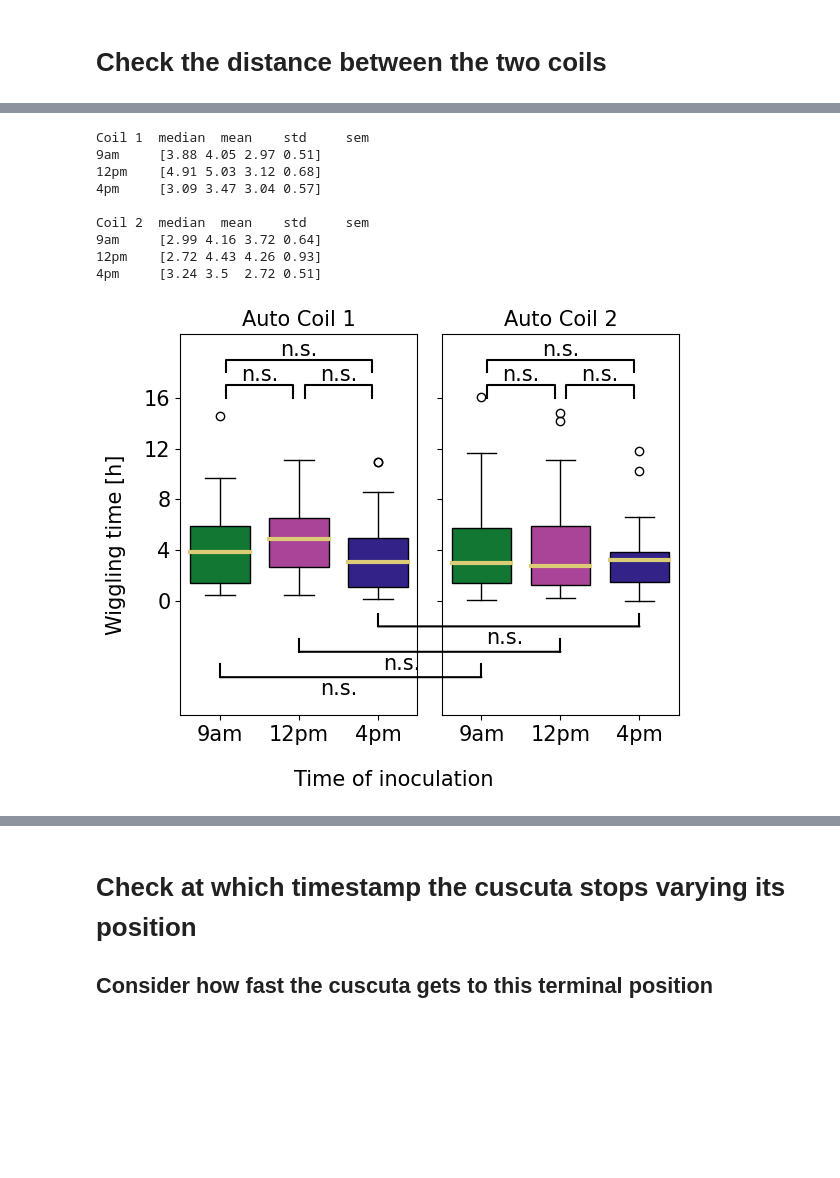
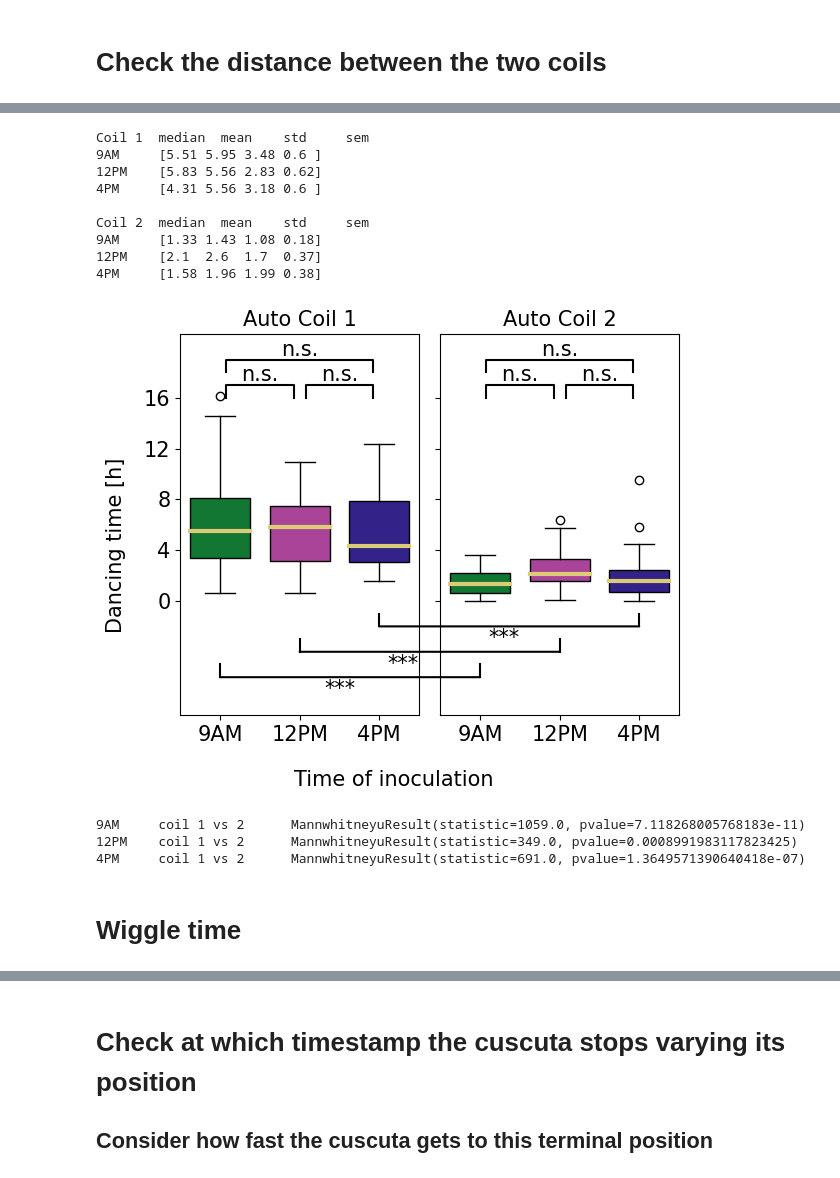
Before and after one commit to ejamezquita/cuscuta, a Jupyter notebook: jupyter/03_pd_wrangle.ipynb, the cells around one changed output, grey strips where cells are left out. Cells and saved outputs as stored; diff of their text form; code cells hidden in the pictures; blank space fills up the shorter version.

```diff
--- a/jupyter/03_pd_wrangle.ipynb
+++ b/jupyter/03_pd_wrangle.ipynb
@@ -65,6 +50,21 @@ csvfiles[:5]
  '../proc/prelim/9am_rep4/9am_rep4_plant_01.csv',
  '../proc/prelim/9am_rep4/9am_rep4_plant_00.csv',
  '../proc/prelim/9am_rep4/9am_rep4_plant_04.csv']
+# %%
+manudf = pd.read_csv('../raw/20231218-Max-raw-data.csv')
+coilstart = manudf.iloc[:7, 4:9].values.flatten()
+inoctime = manudf.iloc[:7, 10:15].values.flatten()
+manu = {Times[0]: np.column_stack((coilstart, inoctime, inoctime - coilstart))}
+
+coilstart = manudf.iloc[7:14, 4:9].values.flatten()
+inoctime = manudf.iloc[7:14, 10:15].values.flatten()
+mask = np.isnan(coilstart) | np.isnan(inoctime)
+manu[Times[1]] = np.column_stack((coilstart[~mask], inoctime[~mask], inoctime[~mask] - coilstart[~mask]))
+
+coilstart = manudf.iloc[14:, 4:9].values.flatten()
+inoctime = manudf.iloc[14:, 10:15].values.flatten()
+mask = np.isnan(coilstart) | np.isnan(inoctime)
+manu[Times[2]] = np.column_stack((coilstart[~mask], inoctime[~mask], inoctime[~mask] - coilstart[~mask]))
 # %%
 manuct = np.zeros(len(Times), dtype=float)
 manuct[0] = np.sum(manudf.iloc[:7, 3].values)
@@ -78,6 +78,7 @@ meta = dict(zip(Times, [ [] for i in range(len(Times)) ] ))
 
 for i in range(len(csvfiles)):
     time, rep, _, pidx = os.path.splitext(os.path.split(csvfiles[i])[1])[0].split('_')
+    time = time.upper()
     df = pd.read_csv(csvfiles[i])
     df['timestamp'] *= 96/3600
     df = df.iloc[np.argmax((df.pos_raw_1 != -100).values):, :]
@@ -283,6 +284,10 @@ for key in dfs:
     positions[key] /= 28
     tight[key] /= 28
 
+dancing = dict()
+for key in Times:
+    dancing[key] = np.abs(np.where(fixedang[key] < fixedpos[key], fixedang[key], fixedpos[key]) - times[key])
+
 foo = [None for i in range(len(Times))]
 # %%
 hmax = max([np.max(times[Times[i]]) for i in range(len(Times))] + [np.max(manu[Times[i]][:,0]) for i in range(len(Times))])
@@ -733,0 +712,13 @@ Coil 2   12pm vs 4pm    Mann-Whitney U-test p-val: 0.9920170752015702
+# %%
+mwhit = np.zeros((3,2))
+for ix,(i,j) in enumerate(it.combinations(range(len(Times)), 2)):
+    for k in range(2):
+        mwhit[ix,k] = stats.mannwhitneyu(dancing[Times[i]][:,k], dancing[Times[j]][:,k], method='exact').pvalue
+        print('Coil', k+1, '\t', Times[i],'vs',Times[j],'\tMann-Whitney U-test p-val:', mwhit[ix,k])
+    print('---')
+smwhit = singifmtx(mwhit, limits)
+print(smwhit)
+
+hmin = min([np.min(positions[Times[i]]) for i in range(len(Times))])
+hmax = max([np.max(positions[Times[i]]) for i in range(len(Times))])
+print(hmin, hmax)
@@ -742,7 +747,7 @@ for k in range(len(ax)):
     ax[k].set_title('Auto Coil {}'.format(k+1), fontsize=fs)
     print('\nCoil {}\tmedian\tmean\tstd\tsem'.format(k+1))
     for i in range(len(foo)):
-        foo[i] = wiggle[Times[i]][:,k]
+        foo[i] = dancing[Times[i]][:,k]
         print(Times[i], np.round([np.median(foo[i]), np.mean(foo[i]), np.std(foo[i]), np.std(foo[i])/np.sqrt(len(foo[i]))], 2) , sep='\t')
 
     bplot = ax[k].boxplot(foo, **box_params)
@@ -765,42 +770,51 @@ for ix,(i,j) in enumerate(it.combinations(range(len(Times)), 2)):
 
     for k in range(len(ax)):
         ax[k].text((xfoo[0] + xfoo[2])*.5, yfoo[0]+eps, smwhit[ix,k], ha='center', va='bottom', color='k', fontsize=fs)
         ax[k].plot(xfoo, yfoo, lw=1.5, c='k')
 
 yvals = -2*(np.arange(2, -1, -1) + 1)
 
 for i in range(len(yvals)):
     xy = (i+1, yvals[i])
     con = connpatch(xyA=xy, xyB=xy, coordsA='data', coordsB='data',
                     axesA=ax[0], axesB=ax[1], color="k", lw=1.5)
     ax[1].add_artist(con)
 
 for i in range(len(yvals)):
     for j in range(len(ax)):
         ax[j].plot([i+1, i+1], [yvals[i]+eps, yvals[i]], lw=1.5, c='k')
 
-ax[0].text( 2.5, yvals[0]-.15, 'n.s.', ha='center', va='top', color='k', fontsize=fs)
-ax[0].text( 3.3, yvals[1]-.15, 'n.s.', ha='center', va='top', color='k', fontsize=fs)
-ax[1].text( 1.3, yvals[2]-.15, 'n.s.', ha='center', va='top', color='k', fontsize=fs)
+ax[0].text( 2.5, yvals[0]-.15, '***', ha='center', va='top', color='k', fontsize=fs)
+ax[0].text( 3.3, yvals[1]-.15, '***', ha='center', va='top', color='k', fontsize=fs)
+ax[1].text( 1.3, yvals[2]-.15, '***', ha='center', va='top', color='k', fontsize=fs)
 
 yticks = np.arange(0,5)*4
 ax[0].set_yticks(yticks, yticks)
 
 fig.supxlabel('Time of inoculation', fontsize=fs)
-fig.supylabel('Wiggling time [h]', fontsize=fs)
+fig.supylabel('Dancing time [h]', fontsize=fs)
 fig.tight_layout();
 
-filename = dst + 'wiggling_time'
+filename = dst + 'dancing_time'
 plt.savefig(filename + '.svg', format='svg', bbox_inches='tight')
 plt.savefig(filename + '.jpg', format='jpg', dpi=200, pil_kwargs={'optimize':True}, bbox_inches='tight')
 # %% [output]
 Coil 1  median  mean    std     sem
-9am     [3.88 4.05 2.97 0.51]
-12pm    [4.91 5.03 3.12 0.68]
-4pm     [3.09 3.47 3.04 0.57]
+9AM     [5.51 5.95 3.48 0.6 ]
+12PM    [5.83 5.56 2.83 0.62]
+4PM     [4.31 5.56 3.18 0.6 ]
 
 Coil 2  median  mean    std     sem
-9am     [2.99 4.16 3.72 0.64]
-12pm    [2.72 4.43 4.26 0.93]
-4pm     [3.24 3.5  2.72 0.51]
+9AM     [1.33 1.43 1.08 0.18]
+12PM    [2.1  2.6  1.7  0.37]
+4PM     [1.58 1.96 1.99 0.38]
-[figure, old version]
+[figure, new version]
+# %%
+for i in range(len(Times)):
+    print(Times[i], '\tcoil 1 vs 2\t', stats.mannwhitneyu(dancing[Times[i]][:,0], dancing[Times[i]][:,1], method='exact'))
+# %% [output]
+9AM     coil 1 vs 2      MannwhitneyuResult(statistic=1059.0, pvalue=7.118268005768183e-11)
+12PM    coil 1 vs 2      MannwhitneyuResult(statistic=349.0, pvalue=0.0008991983117823425)
+4PM     coil 1 vs 2      MannwhitneyuResult(statistic=691.0, pvalue=1.3649571390640418e-07)
+# %% [markdown]
+# Wiggle time
```
Also changed, not shown: parts of 37 cells of this notebook, 16 other files.
